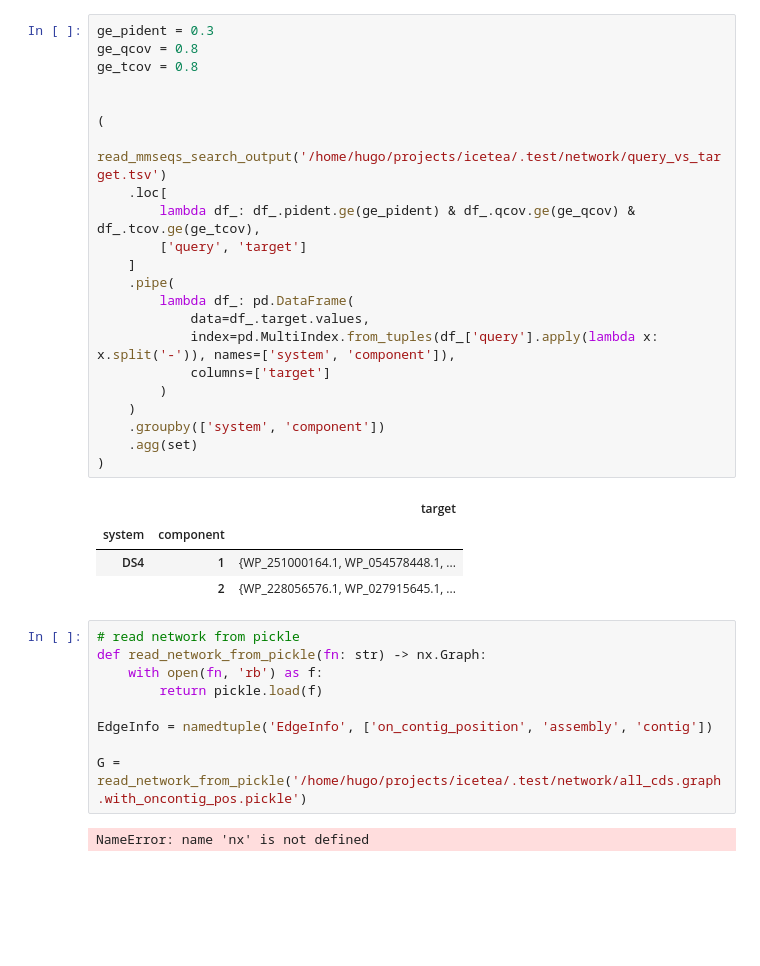
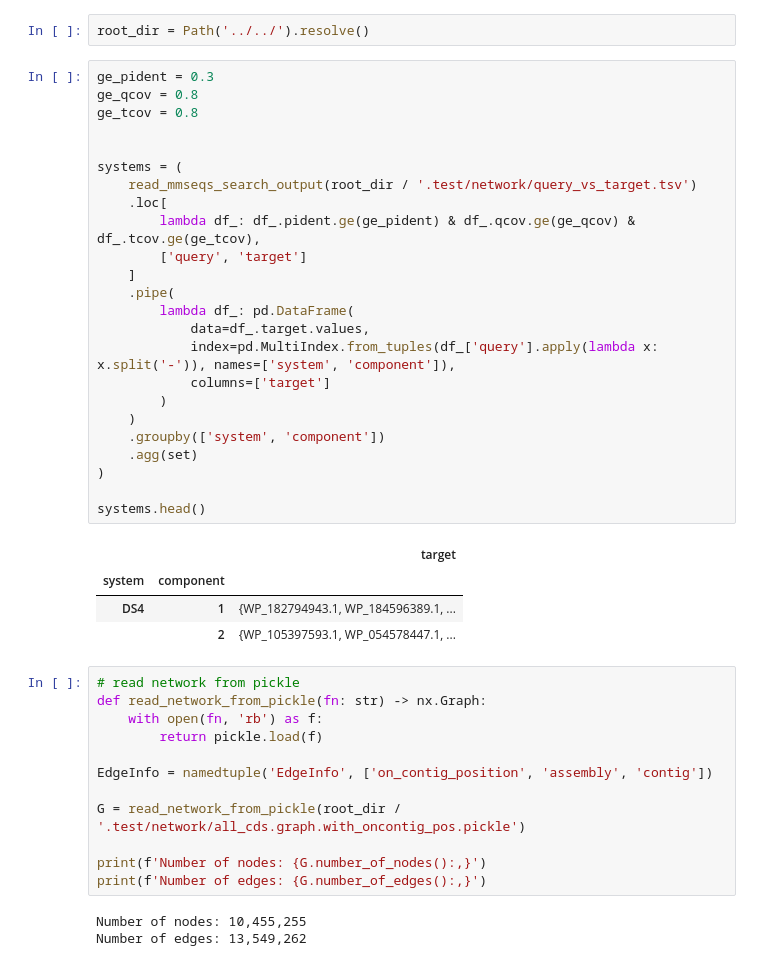
Before and after one commit to bioinformagica/icetea, a Jupyter notebook: workflow/notebooks/query_network.ipynb, the cells around one changed output. Cells and saved outputs as stored; diff of their text form; blank space fills up the shorter version.

```diff
--- a/workflow/notebooks/query_network.ipynb
+++ b/workflow/notebooks/query_network.ipynb
@@ -19,30 +31,34 @@ def read_mmseqs_search_output(fn: str, usecols: str = 'query,target,pident,qcov,
+# %%
+root_dir = Path('../../').resolve()
 # %%
 ge_pident = 0.3
 ge_qcov = 0.8
 ge_tcov = 0.8
 
 
-(
-    read_mmseqs_search_output('/home/hugo/projects/icetea/.test/network/query_vs_target.tsv')
+systems = (
+    read_mmseqs_search_output(root_dir / '.test/network/query_vs_target.tsv')
     .loc[
         lambda df_: df_.pident.ge(ge_pident) & df_.qcov.ge(ge_qcov) & df_.tcov.ge(ge_tcov),
         ['query', 'target']
     ]
     .pipe(
         lambda df_: pd.DataFrame(
             data=df_.target.values,
             index=pd.MultiIndex.from_tuples(df_['query'].apply(lambda x: x.split('-')), names=['system', 'component']),
             columns=['target']
         )
     )
     .groupby(['system', 'component'])
     .agg(set)
 )
+
+systems.head()
 # %% [output]
 |  |  | target |
 | system | component |  |
-| DS4 | 1 | {WP_251000164.1, WP_054578448.1, ... |
-|  | 2 | {WP_228056576.1, WP_027915645.1, ... |
+| DS4 | 1 | {WP_182794943.1, WP_184596389.1, ... |
+|  | 2 | {WP_105397593.1, WP_054578447.1, ... |
 # %%
 # read network from pickle
 def read_network_from_pickle(fn: str) -> nx.Graph:
@@ -51,6 +67,10 @@ def read_network_from_pickle(fn: str) -> nx.Graph:
 
 EdgeInfo = namedtuple('EdgeInfo', ['on_contig_position', 'assembly', 'contig'])
 
-G = read_network_from_pickle('/home/hugo/projects/icetea/.test/network/all_cds.graph.with_oncontig_pos.pickle')
+G = read_network_from_pickle(root_dir / '.test/network/all_cds.graph.with_oncontig_pos.pickle')
+
+print(f'Number of nodes: {G.number_of_nodes():,}')
+print(f'Number of edges: {G.number_of_edges():,}')
 # %% [output]
-NameError: name 'nx' is not defined
+Number of nodes: 10,455,255
+Number of edges: 13,549,262
```
Also changed, not shown: parts of 15 cells of this notebook.
